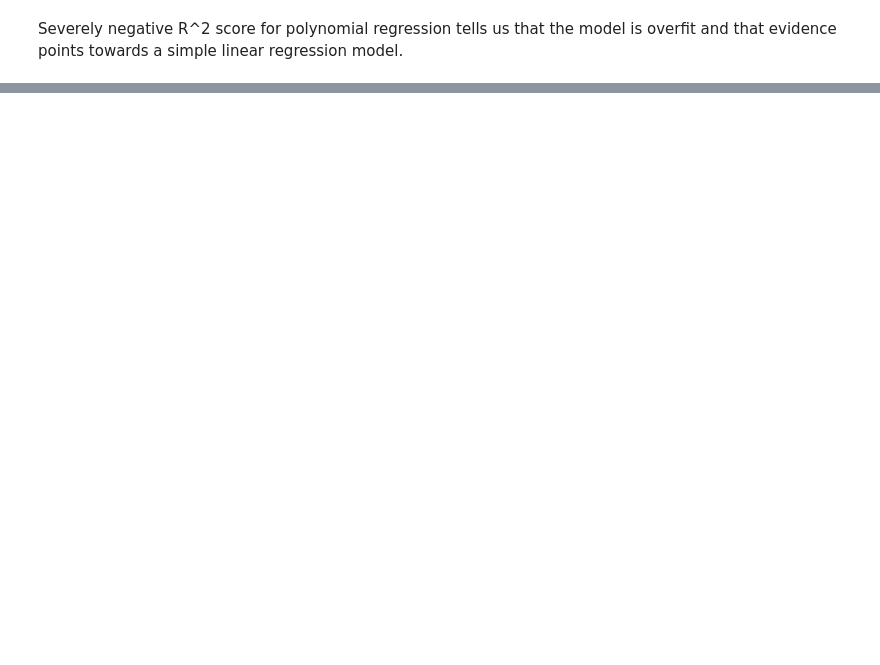
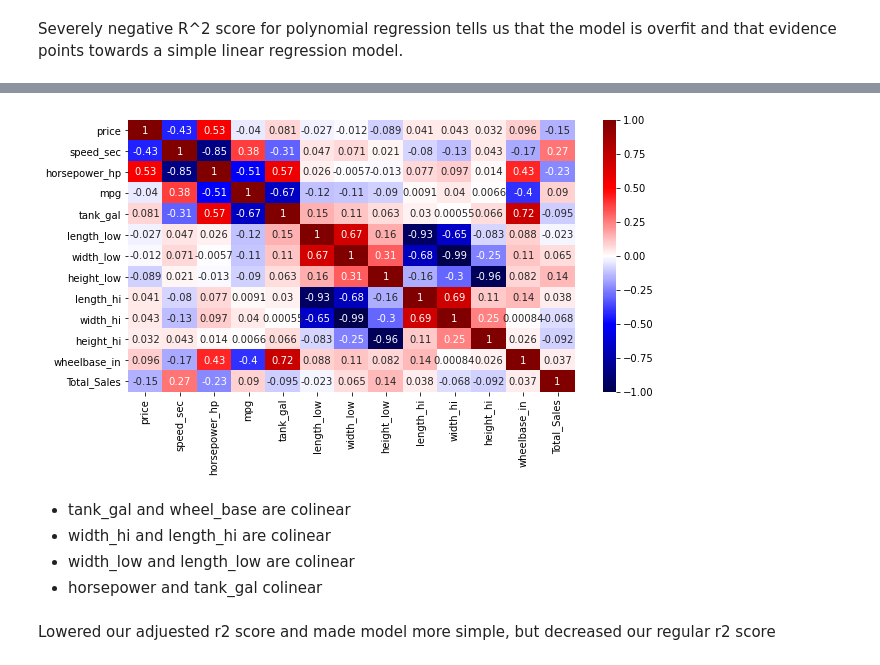
Before and after one commit to racheldilley1/car-sales-predictor, a Jupyter notebook: Notebooks/EDA & Modeling Workbook.ipynb, the cells around one changed output, grey strips where cells are left out. Drawn from its saved outputs; the diff is of its cells as text; code cells hidden in the pictures; blank space fills up the shorter version.

```diff
--- a/Notebooks/EDA & Modeling Workbook.ipynb
+++ b/Notebooks/EDA & Modeling Workbook.ipynb
@@ -426,0 +467,6 @@ ridge_model_cv(X, y, alpha, X_test, y_test)
+# %%
+df3 = X_train2[[ 'price', 'speed_sec', 'horsepower_hp', 'mpg',
+                       'tank_gal', 'length_low', 'width_low','height_low', 'length_hi', 'width_hi','height_hi',
+                       'wheelbase_in']]
+df3['Total_Sales'] = y_train.copy()
+sns.pairplot(df3)
@@ -426,0 +481,10 @@ ridge_model_cv(X, y, alpha, X_test, y_test)
+# %%
+plt.figure(figsize=(10,5))
+sns.heatmap(df3.corr(), cmap="seismic", annot=True, vmin=-1, vmax=1);
+# %% [output]
+[figure, added]
+# %% [markdown]
+* tank_gal and wheel_base are colinear
+* width_hi and length_hi are colinear
+* width_low and length_low are colinear
+* horsepower and tank_gal colinear
@@ -426,0 +511,2 @@ ridge_model_cv(X, y, alpha, X_test, y_test)
+# %% [markdown]
+Lowered our adjuested r2 score and made model more simple, but decreased our regular r2 score
```
Also changed, not shown: parts of 86 cells of this notebook, 1 other file.
